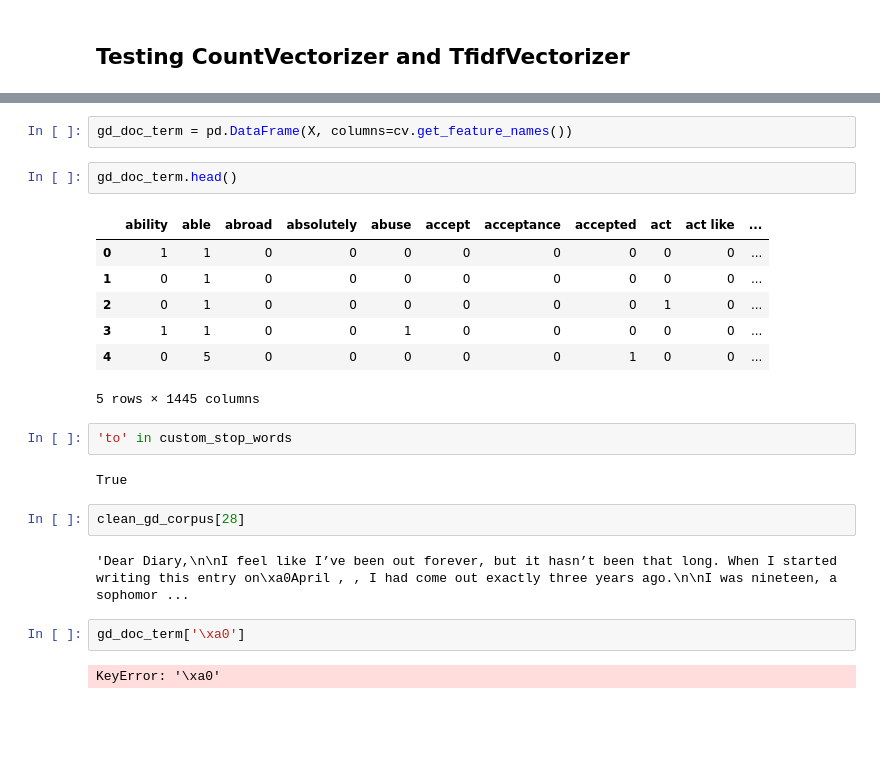
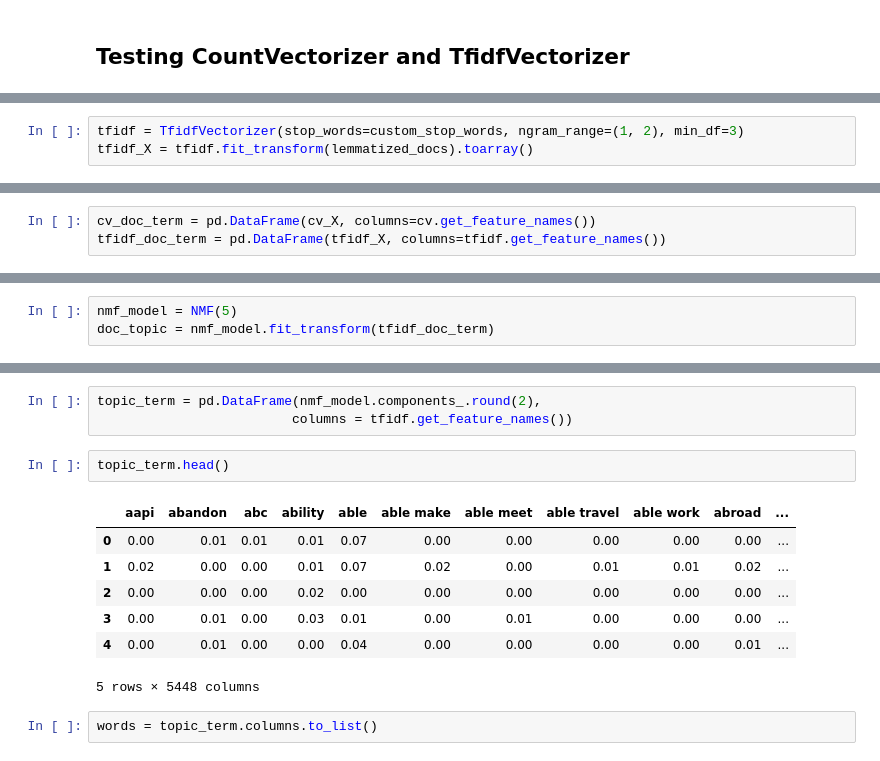
Before and after one commit to binh748/queer-asian-stories, a Jupyter notebook: notebooks/topic_modeling.ipynb, the cells around one changed output, grey strips where cells are left out. Saved outputs shown, nothing was run; the diff lists cells and outputs as text; blank space fills up the shorter version.

Commit message:
Started topic modeling

```diff
--- a/notebooks/topic_modeling.ipynb
+++ b/notebooks/topic_modeling.ipynb
@@ -113,0 +155,3 @@ X = cv.fit_transform(clean_gd_corpus).toarray()
+# %%
+tfidf = TfidfVectorizer(stop_words=custom_stop_words, ngram_range=(1, 2), min_df=3)
+tfidf_X = tfidf.fit_transform(lemmatized_docs).toarray()
@@ -113,0 +164,3 @@ X = cv.fit_transform(clean_gd_corpus).toarray()
+# %%
+cv_doc_term = pd.DataFrame(cv_X, columns=cv.get_feature_names())
+tfidf_doc_term = pd.DataFrame(tfidf_X, columns=tfidf.get_feature_names())
@@ -114 +235,4 @@ X = cv.fit_transform(clean_gd_corpus).toarray()
+# %%
+nmf_model = NMF(5)
+doc_topic = nmf_model.fit_transform(tfidf_doc_term)
 # %%
@@ -118,24 +253,15 @@ X.shape
 # %%
-gd_doc_term = pd.DataFrame(X, columns=cv.get_feature_names())
+topic_term = pd.DataFrame(nmf_model.components_.round(2),
+                         columns = tfidf.get_feature_names())
 # %%
-gd_doc_term.head()
+topic_term.head()
 # %% [output]
-|  | ability | able | abroad | absolutely | abuse | accept | acceptance | accepted | act | act like | ... |
-| 0 | 1 | 1 | 0 | 0 | 0 | 0 | 0 | 0 | 0 | 0 | ... |
-| 1 | 0 | 1 | 0 | 0 | 0 | 0 | 0 | 0 | 0 | 0 | ... |
-| 2 | 0 | 1 | 0 | 0 | 0 | 0 | 0 | 0 | 1 | 0 | ... |
-| 3 | 1 | 1 | 0 | 0 | 1 | 0 | 0 | 0 | 0 | 0 | ... |
-| 4 | 0 | 5 | 0 | 0 | 0 | 0 | 0 | 1 | 0 | 0 | ... |
+|  | aapi | abandon | abc | ability | able | able make | able meet | able travel | able work | abroad | ... |
+| 0 | 0.00 | 0.01 | 0.01 | 0.01 | 0.07 | 0.00 | 0.00 | 0.00 | 0.00 | 0.00 | ... |
+| 1 | 0.02 | 0.00 | 0.00 | 0.01 | 0.07 | 0.02 | 0.00 | 0.01 | 0.01 | 0.02 | ... |
+| 2 | 0.00 | 0.00 | 0.00 | 0.02 | 0.00 | 0.00 | 0.00 | 0.00 | 0.00 | 0.00 | ... |
+| 3 | 0.00 | 0.01 | 0.00 | 0.03 | 0.01 | 0.00 | 0.01 | 0.00 | 0.00 | 0.00 | ... |
+| 4 | 0.00 | 0.01 | 0.00 | 0.00 | 0.04 | 0.00 | 0.00 | 0.00 | 0.00 | 0.01 | ... |
-5 rows × 1445 columns
+5 rows × 5448 columns
-# %%
-'to' in custom_stop_words
-# %% [output]
-True
-# %%
-clean_gd_corpus[28]
-# %% [output]
-'Dear Diary,\n\nI feel like I’ve been out forever, but it hasn’t been that long. When I started writing this entry on\xa0April , , I had come out exactly three years ago.\n\nI was nineteen, a sophomor ...
-# %%
-gd_doc_term['\xa0']
-# %% [output]
-KeyError: '\xa0'
+# %%
+words = topic_term.columns.to_list()
```
Also changed, not shown: parts of 28 cells of this notebook.
